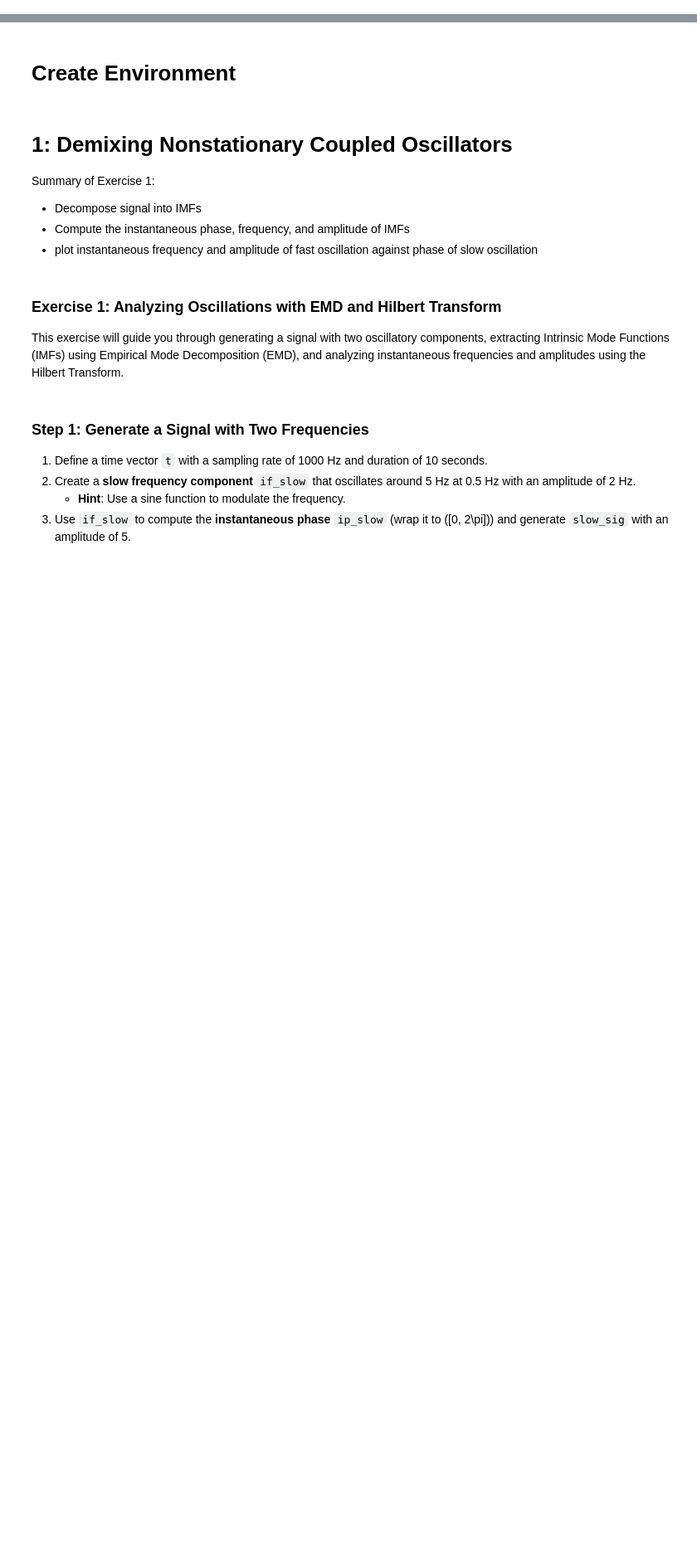
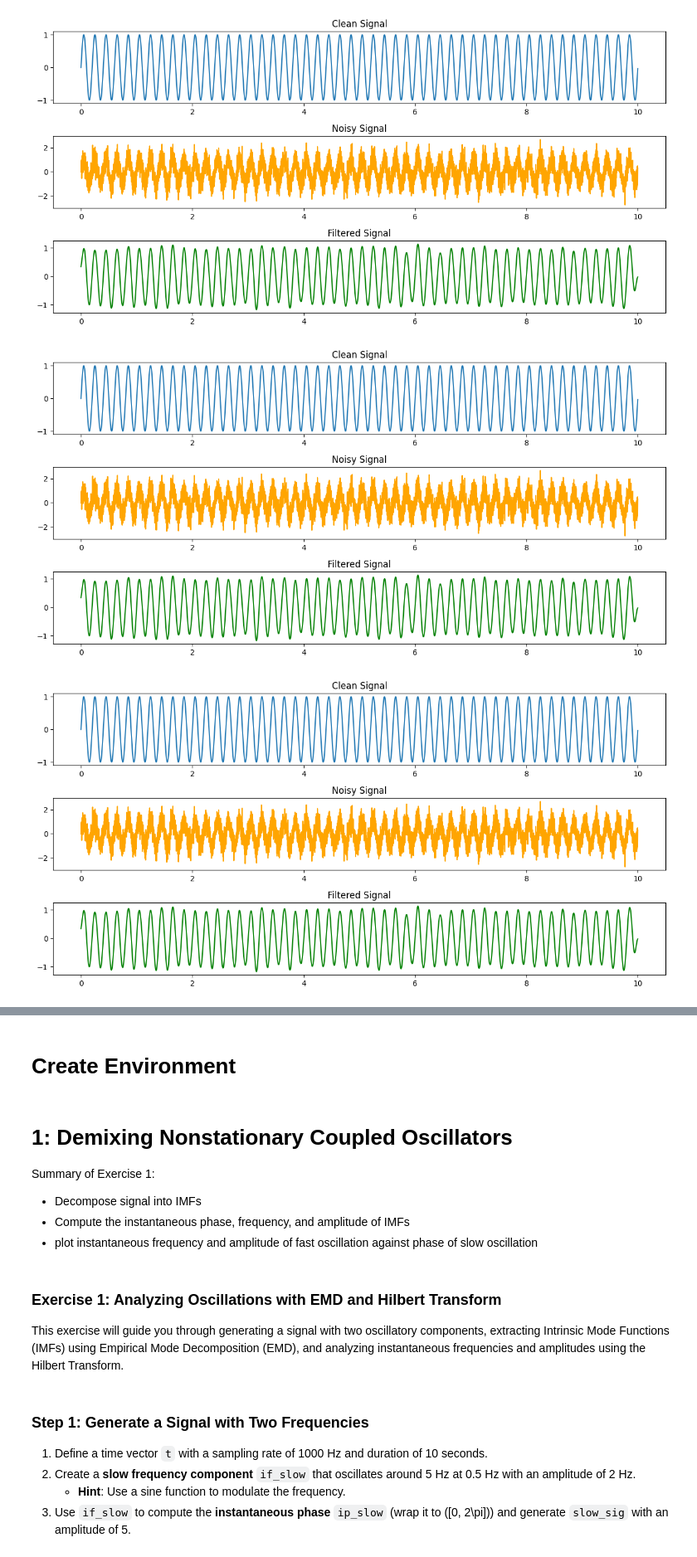
Before and after one commit to arashshahidi1997/NeuroPySeminar, a Jupyter notebook: W01_EMD/exercise/EMD_exercise.ipynb, the cells around one changed output, grey strips where cells are left out. Shown at 83% size. Saved outputs shown, nothing was run; the diff lists cells and outputs as text; code cells hidden in the pictures; blank space fills up the shorter version.

```diff
--- a/W01_EMD/exercise/EMD_exercise.ipynb
+++ b/W01_EMD/exercise/EMD_exercise.ipynb
@@ -0,0 +20,37 @@
+# %%
+%matplotlib inline
+# generate an oscillatory signal with noise
+np.random.seed(42)
+fs = 1000
+t = np.arange(0, 10, 1/fs)
+freq = 5
+signal_clean = np.sin(2 * np.pi * freq * t)
+noise = np.random.normal(0, 0.5, signal_clean.shape)
+signal_noisy = signal_clean + noise
+
+# apply a bandpass filter
+lowcut = 1.0
+highcut = 10.0
+nyquist = 0.5 * fs
+low = lowcut / nyquist
+high = highcut / nyquist
+b, a = signal.butter(4, [low, high], btype='bandpass')
+signal_filtered = signal.filtfilt(b, a, signal_noisy)
+
+# plot the signals
+plt.figure(figsize=(12, 6))
+plt.subplot(3, 1, 1)
+plt.plot(t, signal_clean, label='Clean Signal')
+plt.title('Clean Signal')
+plt.subplot(3, 1, 2)
+plt.plot(t, signal_noisy, label='Noisy Signal', color='orange')
+plt.title('Noisy Signal')
+plt.subplot(3, 1, 3)
+plt.plot(t, signal_filtered, label='Filtered Signal', color='green')
+plt.title('Filtered Signal')
+plt.tight_layout()
+plt.show()
+# %% [output]
+[figure, added]
+[figure, added]
+[figure, added]
```
Also changed, not shown: parts of 2 cells of this notebook, 22 other files.
